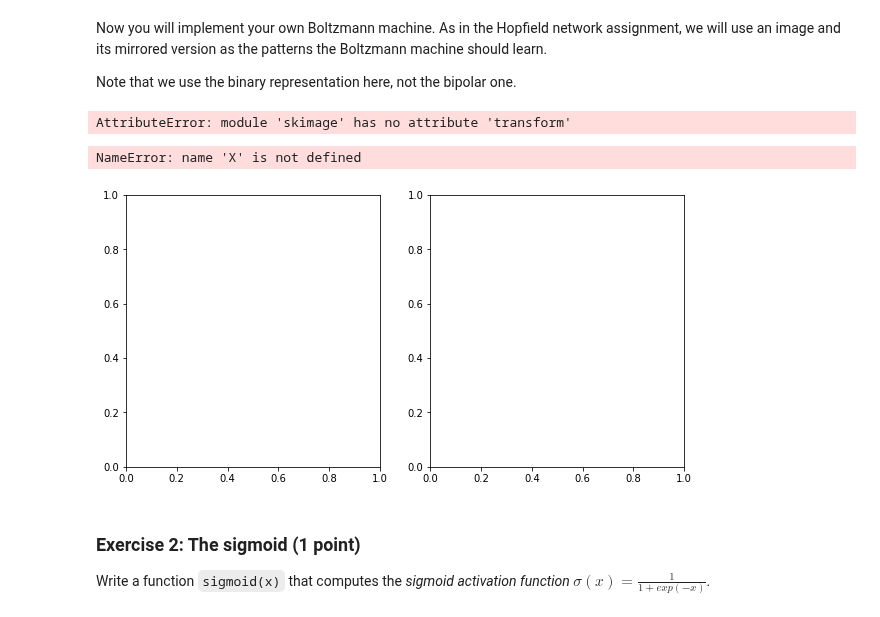
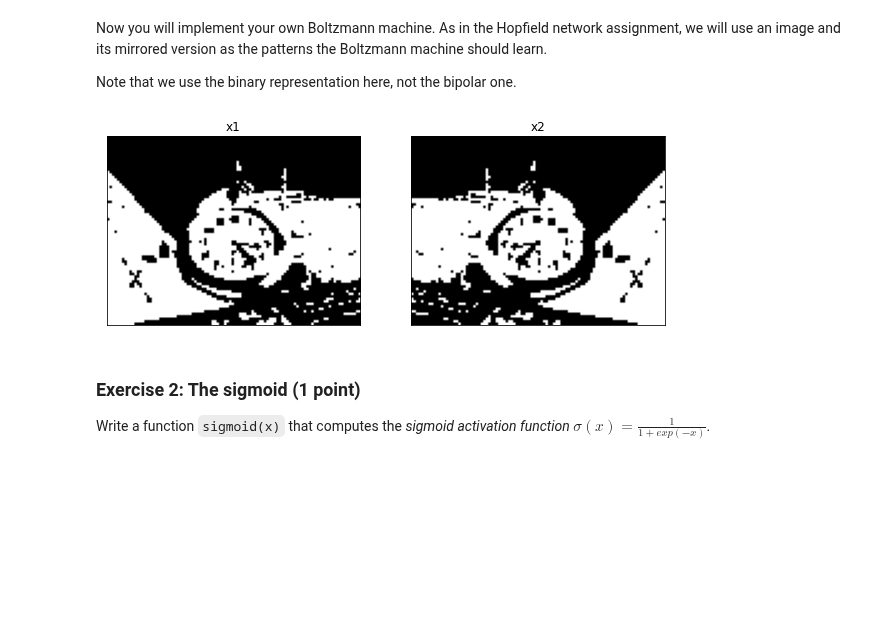
Before and after one commit to AjinkyaIndulkar/neural-networks-1920, a Jupyter notebook: P6 - Energy-Based Models/Chapter_09_boltzmann.ipynb, the cells around one changed output. Drawn from its saved outputs; the diff is of its cells as text; code cells hidden in the pictures; blank space fills up the shorter version.

```diff
--- a/P6 - Energy-Based Models/Chapter_09_boltzmann.ipynb
+++ b/P6 - Energy-Based Models/Chapter_09_boltzmann.ipynb
@@ -50,7 +56,7 @@ f = urllib.request.urlopen("https://homepages.cae.wisc.edu/~ece533/images/watch.
 
 # Read the image
 x1 = mpimg.imread(f)
-x1 = ski.transform.resize(x1, (76, 102), mode="reflect", anti_aliasing=True)
+x1 = transform.resize(x1, (76, 102), mode="reflect", anti_aliasing=True)
 
 # Make 2D and binary
 x1 = np.mean(x1, axis=2)
@@ -64,23 +70,21 @@ x2 = np.fliplr(x1)
 # Flatten images
 sz = x1.shape
 X = np.stack((x1.flatten(), x2.flatten()), axis=1)
-# %% [output]
-AttributeError: module 'skimage' has no attribute 'transform'
 # %%
 # Plot the images
 fig, ax = plt.subplots(1, 2, figsize=(10, 5))
 ax[0].imshow(X[:, 0].reshape(sz), cmap="gray")
-ax[0].set_xticks([], [])
-ax[0].set_yticks([], [])
+ax[0].set_xticks([])
+ax[0].set_yticks([])
 ax[0].set_title("x1")
 
 ax[1].imshow(X[:, 1].reshape(sz), cmap="gray")
-ax[1].set_xticks([], [])
-ax[1].set_yticks([], [])
+ax[1].set_xticks([])
+ax[1].set_yticks([])
 ax[1].set_title("x2")
+plt.show()
 # %% [output]
-NameError: name 'X' is not defined
-[figure, old version]
+[figure, new version]
 # %% [markdown]
 ### Exercise 2: The sigmoid (1 point)
 Write a function `sigmoid(x)` that computes the *sigmoid activation function* $\sigma(x)=\frac{1}{1+exp(-x)}$.
```
Also changed, not shown: parts of 19 cells of this notebook.
